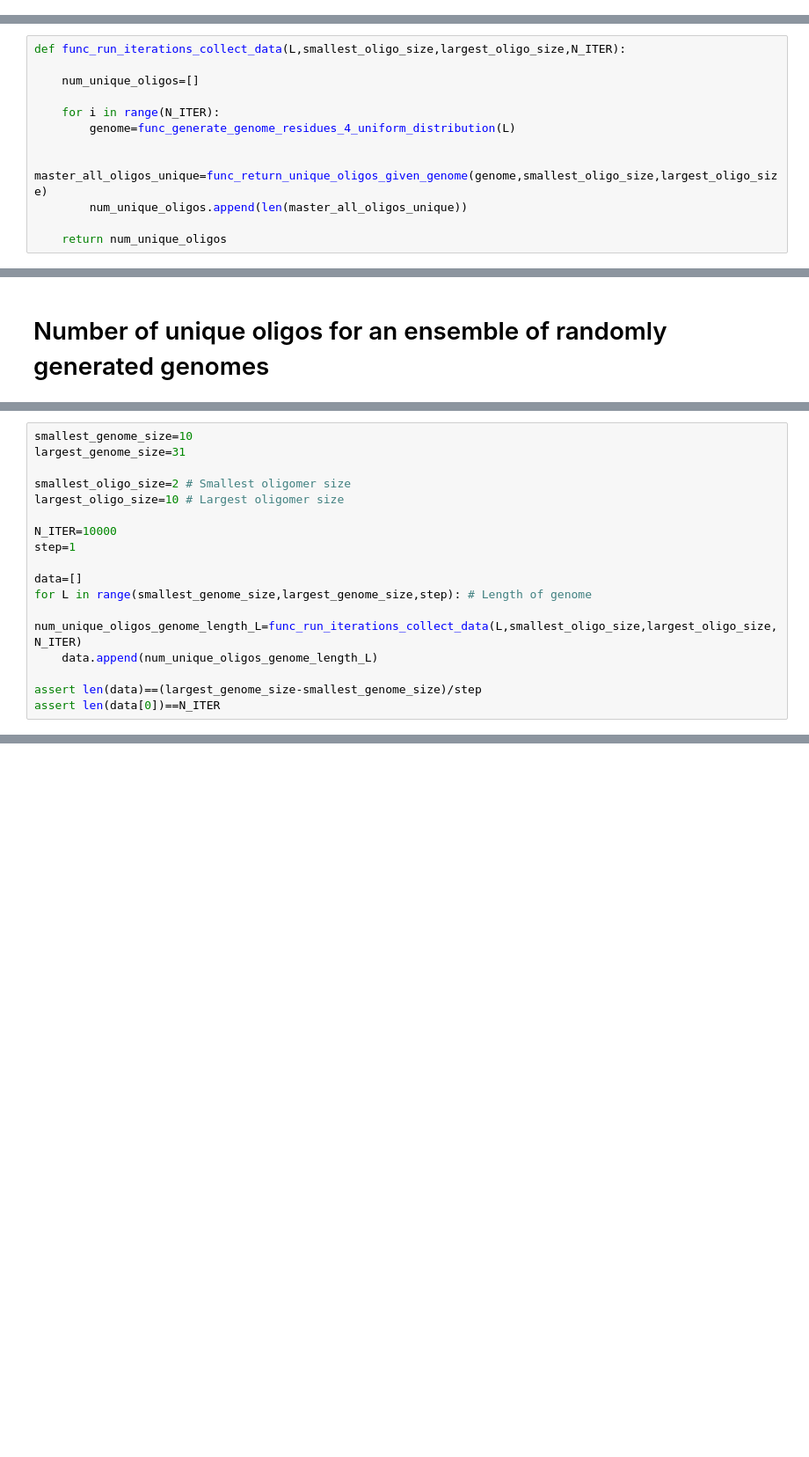
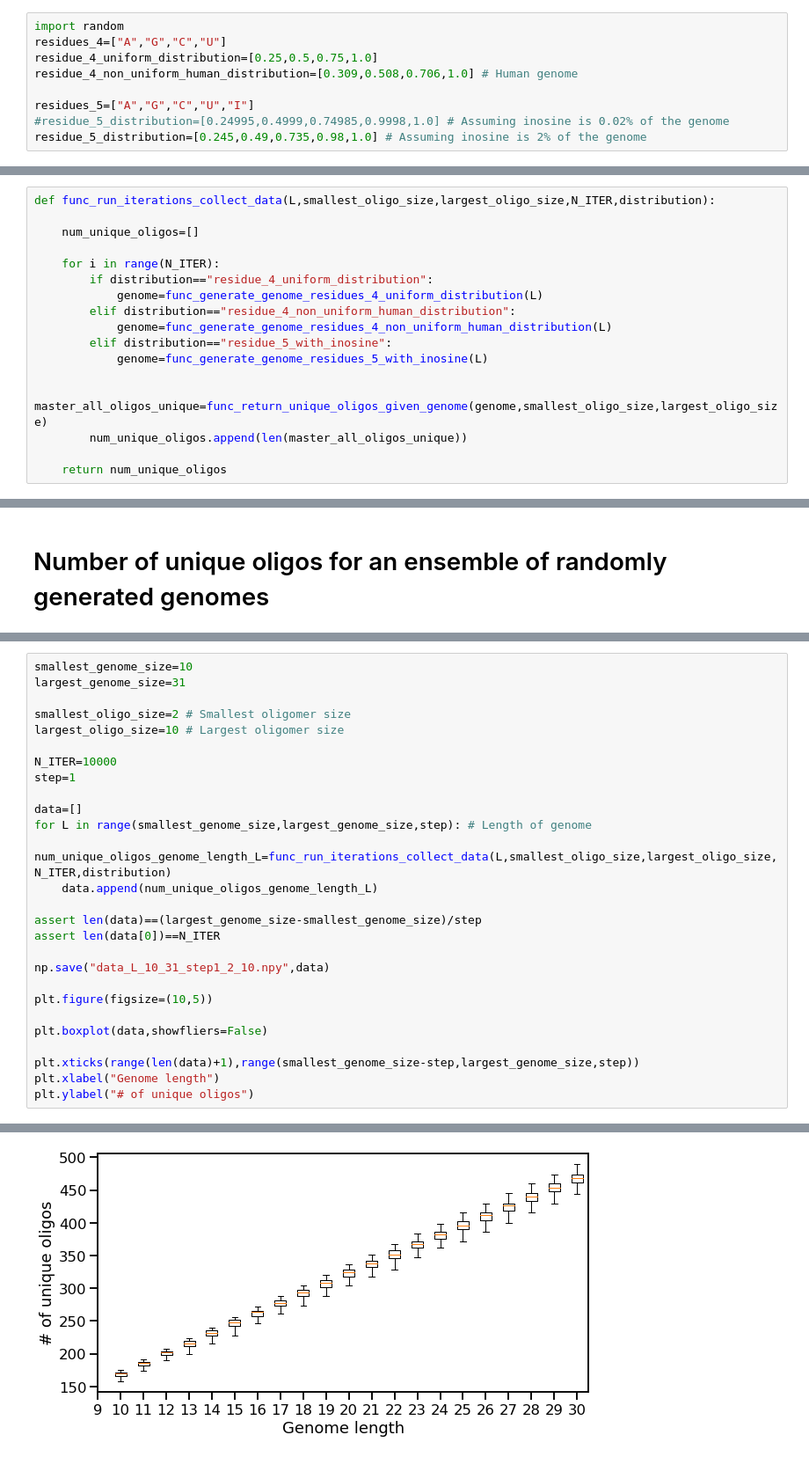
Before and after one commit to shriyaamittal/JWS_scripts, a Jupyter notebook: unique_oligos_virtual_circular_genome.ipynb, the cells around one changed output, grey strips where cells are left out. Shown at 88% size. Drawn from its saved outputs; the diff is of its cells as text; blank space fills up the shorter version.

```diff
--- a/unique_oligos_virtual_circular_genome.ipynb
+++ b/unique_oligos_virtual_circular_genome.ipynb
@@ -6,3 +1,12 @@ residue_4_uniform_distribution=[0.25,0.5,0.75,1.0]
+# %%
+import random
+residues_4=["A","G","C","U"]
+residue_4_uniform_distribution=[0.25,0.5,0.75,1.0]
+residue_4_non_uniform_human_distribution=[0.309,0.508,0.706,1.0] # Human genome
+
+residues_5=["A","G","C","U","I"]
+#residue_5_distribution=[0.24995,0.4999,0.74985,0.9998,1.0] # Assuming inosine is 0.02% of the genome
+residue_5_distribution=[0.245,0.49,0.735,0.98,1.0] # Assuming inosine is 2% of the genome
 # %%
 import seaborn
 seaborn.set_context("talk")
@@ -77,12 +115,17 @@ def func_return_unique_oligos_given_genome(genome,smallest_oligo_size,largest_ol
 
     return master_all_oligos_unique
 # %%
-def func_run_iterations_collect_data(L,smallest_oligo_size,largest_oligo_size,N_ITER):
+def func_run_iterations_collect_data(L,smallest_oligo_size,largest_oligo_size,N_ITER,distribution):
 
     num_unique_oligos=[]
 
     for i in range(N_ITER):
-        genome=func_generate_genome_residues_4_uniform_distribution(L)
+        if distribution=="residue_4_uniform_distribution":
+            genome=func_generate_genome_residues_4_uniform_distribution(L)
+        elif distribution=="residue_4_non_uniform_human_distribution":
+            genome=func_generate_genome_residues_4_non_uniform_human_distribution(L)
+        elif distribution=="residue_5_with_inosine":
+            genome=func_generate_genome_residues_5_with_inosine(L)
 
         master_all_oligos_unique=func_return_unique_oligos_given_genome(genome,smallest_oligo_size,largest_oligo_size)
         num_unique_oligos.append(len(master_all_oligos_unique))
@@ -130,8 +179,19 @@ step=1
 
 data=[]
 for L in range(smallest_genome_size,largest_genome_size,step): # Length of genome
-    num_unique_oligos_genome_length_L=func_run_iterations_collect_data(L,smallest_oligo_size,largest_oligo_size,N_ITER)
+    num_unique_oligos_genome_length_L=func_run_iterations_collect_data(L,smallest_oligo_size,largest_oligo_size,N_ITER,distribution)
     data.append(num_unique_oligos_genome_length_L)
 
 assert len(data)==(largest_genome_size-smallest_genome_size)/step
 assert len(data[0])==N_ITER
+
+np.save("data_L_10_31_step1_2_10.npy",data)
+
+plt.figure(figsize=(10,5))
+
+plt.boxplot(data,showfliers=False)
+
+plt.xticks(range(len(data)+1),range(smallest_genome_size-step,largest_genome_size,step))
+plt.xlabel("Genome length")
+plt.ylabel("# of unique oligos")
+# %% [output]
@@ -137,0 +199 @@ assert len(data[0])==N_ITER
+[figure, added]
```
Also changed, not shown: parts of 17 cells of this notebook.
